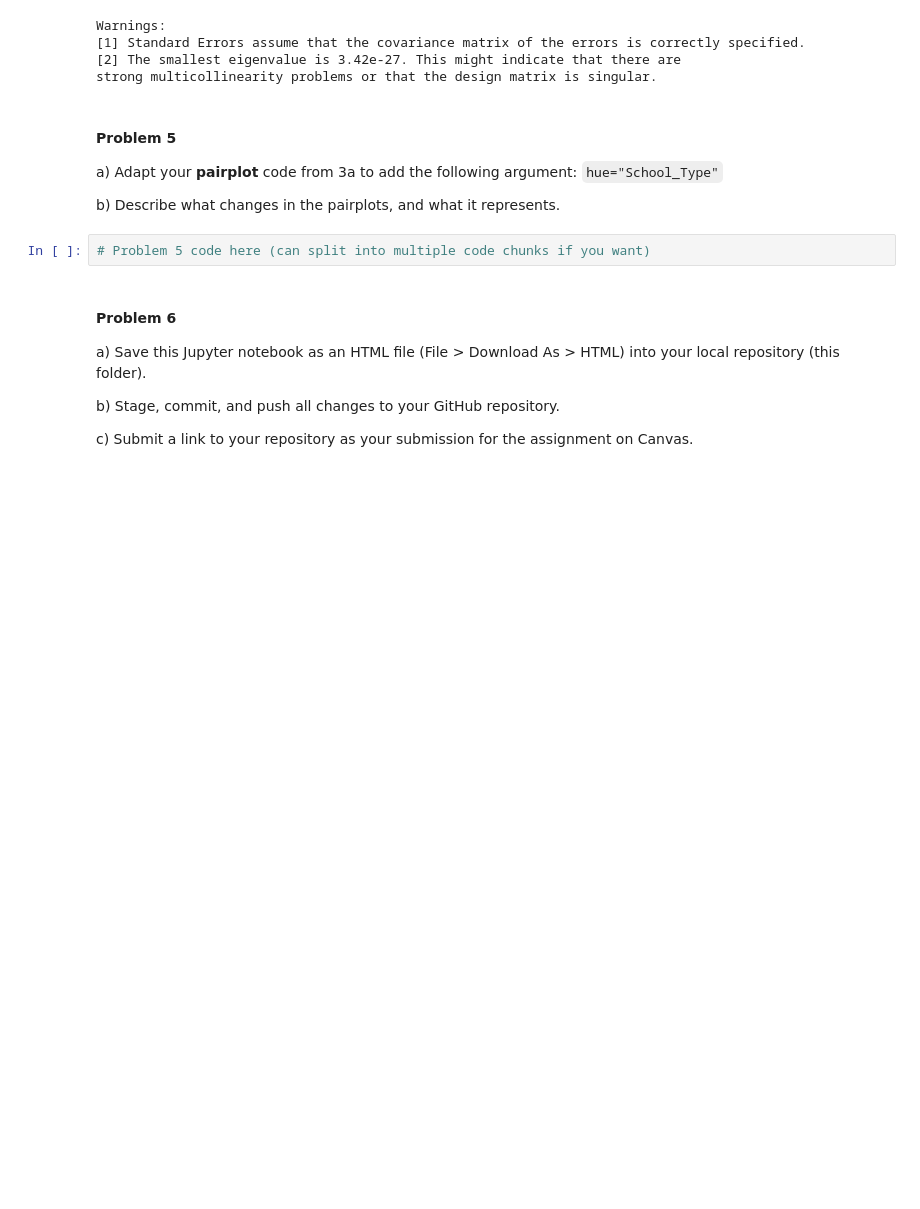
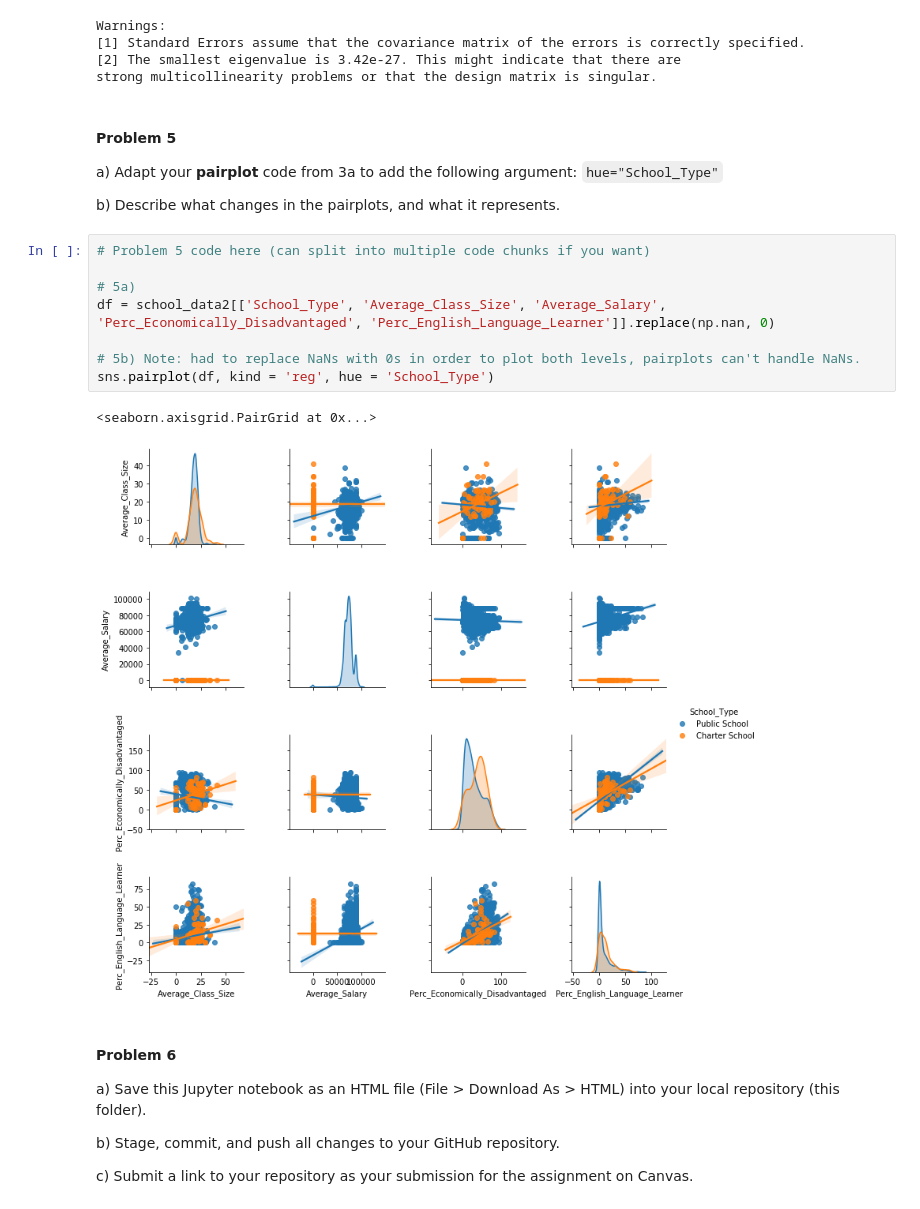
Before and after one commit to rojas174/f19_epsy5200_assignment11, a Jupyter notebook: F19 EPSY 5200 Assignment 11.ipynb, the cells around one changed output. Drawn from its saved outputs; the diff is of its cells as text; blank space fills up the shorter version.

Commit message:
Problem 5, Read desc.
 Clean up still necessary/mistake documentation

```diff
--- a/F19 EPSY 5200 Assignment 11.ipynb
+++ b/F19 EPSY 5200 Assignment 11.ipynb
@@ -217,8 +217,17 @@ a) Adapt your **pairplot** code from 3a to add the following argument:
 `hue="School_Type"`
 
 b) Describe what changes in the pairplots, and what it represents.
-# %%
-# Problem 5 code here (can split into multiple code chunks if you want)
+# %%
+# Problem 5 code here (can split into multiple code chunks if you want)
+
+# 5a)
+df = school_data2[['School_Type', 'Average_Class_Size', 'Average_Salary', 'Perc_Economically_Disadvantaged', 'Perc_English_Language_Learner']].replace(np.nan, 0)
+
+# 5b) Note: had to replace NaNs with 0s in order to plot both levels, pairplots can't handle NaNs.
+sns.pairplot(df, kind = 'reg', hue = 'School_Type')
+# %% [output]
+<seaborn.axisgrid.PairGrid at 0x...>
+[figure, added]
 # %% [markdown]
 #### Problem 6
 
```
